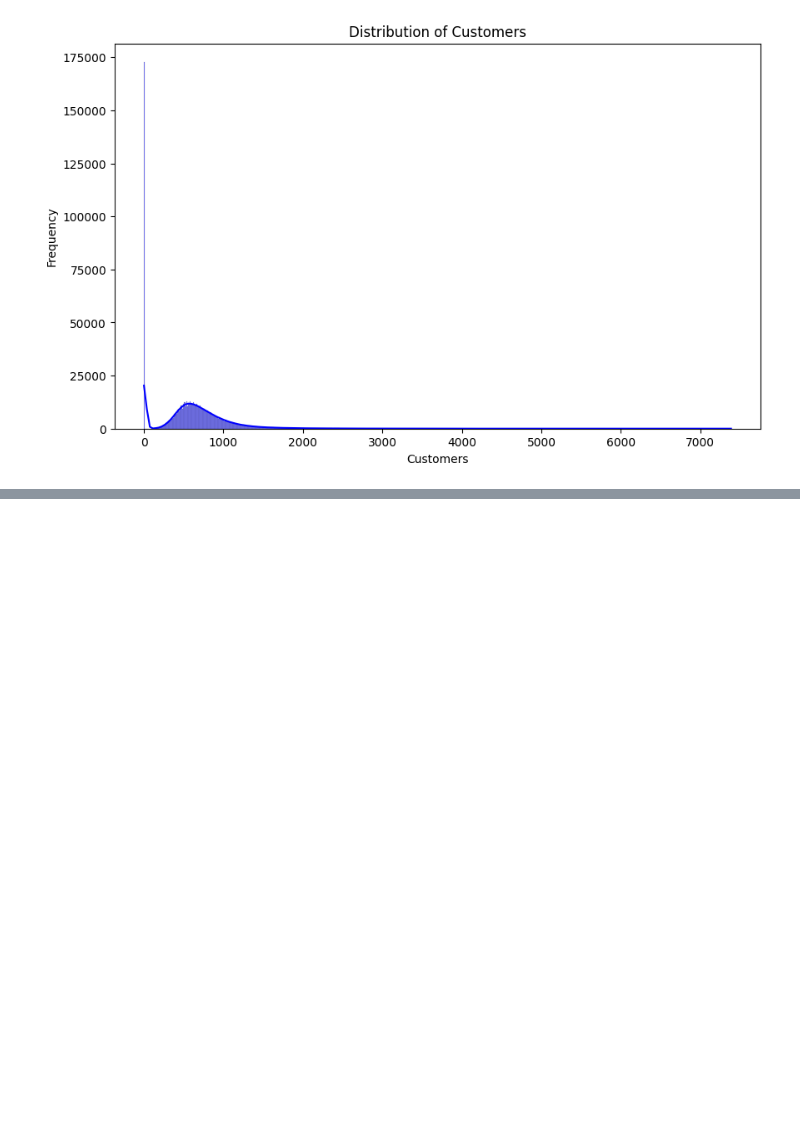
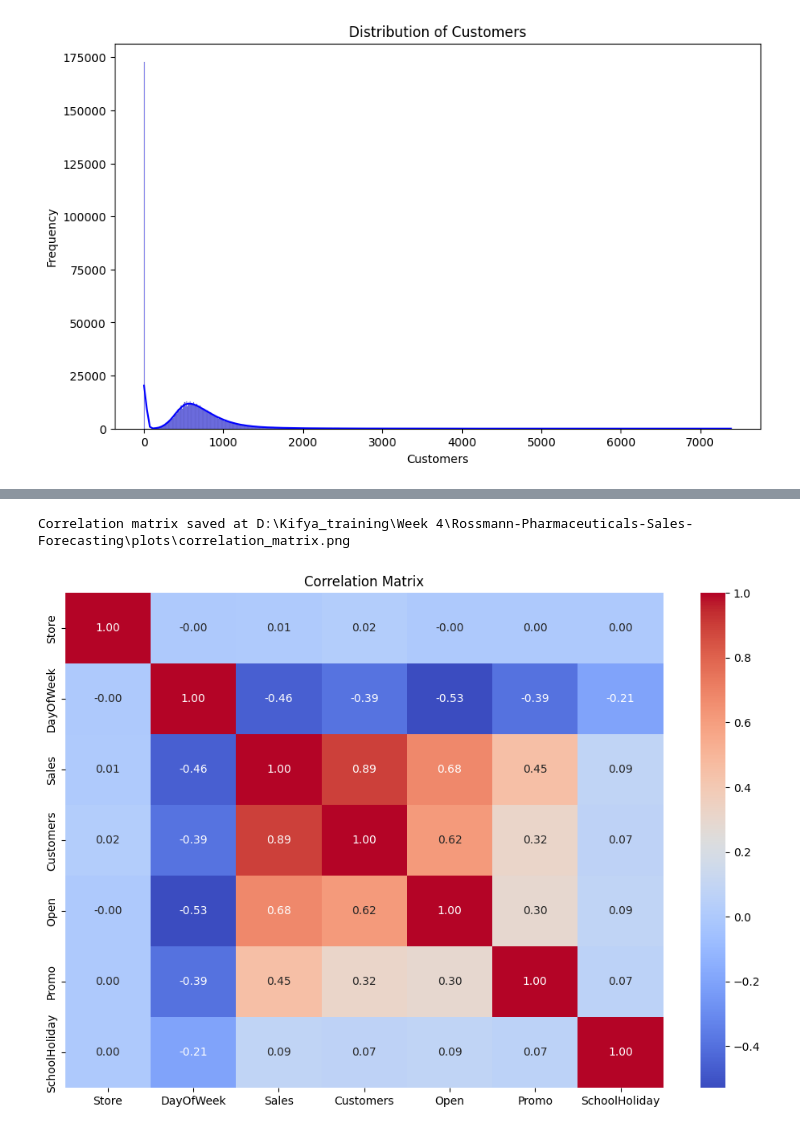
Before and after one commit to YonInsights/Rossmann-Pharmaceuticals-Sales-Forecasting, a Jupyter notebook: notebooks/01_exploratory_analysis.ipynb, the cells around one changed output, grey strips where cells are left out. Drawn from its saved outputs; the diff is of its cells as text; code cells hidden in the pictures; blank space fills up the shorter version.

```diff
--- a/notebooks/01_exploratory_analysis.ipynb
+++ b/notebooks/01_exploratory_analysis.ipynb
@@ -176,0 +189,6 @@ plot_timeseries(train_data, date_column='Date', value_column='Sales', title="Sal
+# %%
+#Plot correlation matrix
+plot_correlation_matrix(train_data, output_path=f"{output_path}\\correlation_matrix.png")
+# %% [output]
+Correlation matrix saved at D:\Kifya_training\Week 4\Rossmann-Pharmaceuticals-Sales-Forecasting\plots\correlation_matrix.png
+[figure, added]
```
Also changed, not shown: parts of 3 cells of this notebook, 2 other files.
